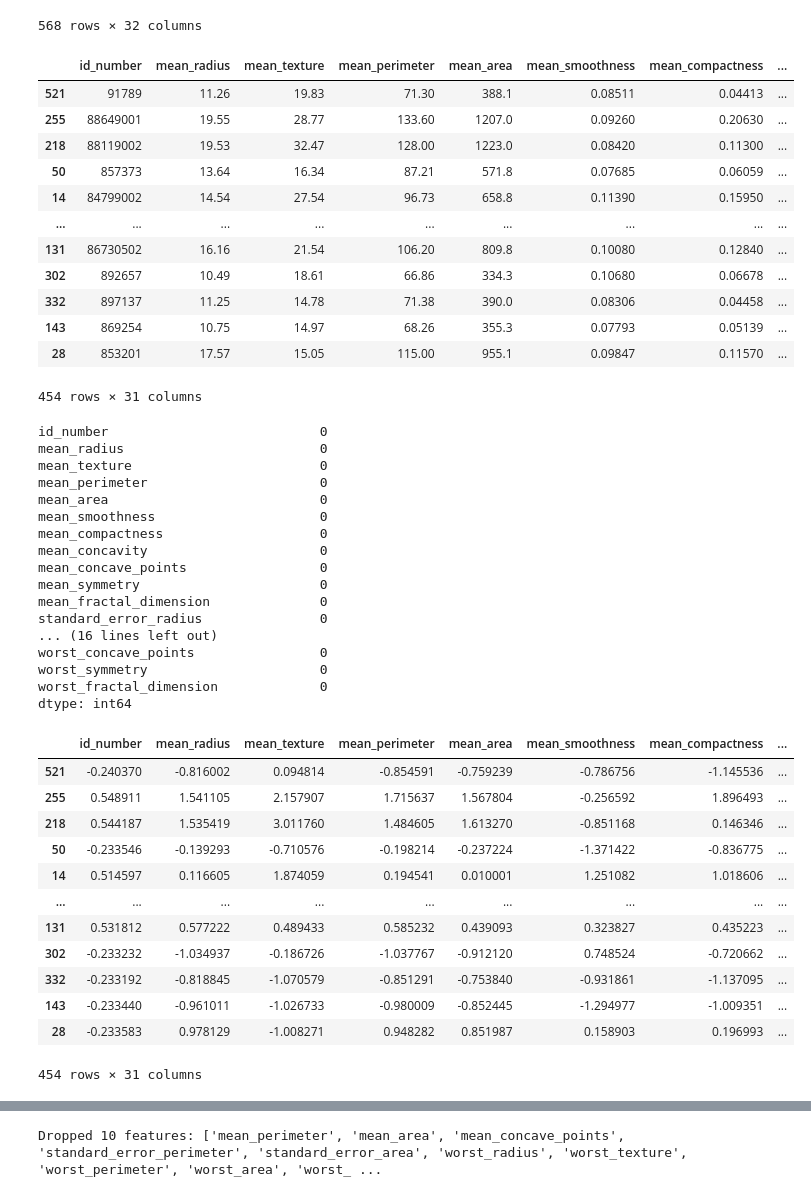
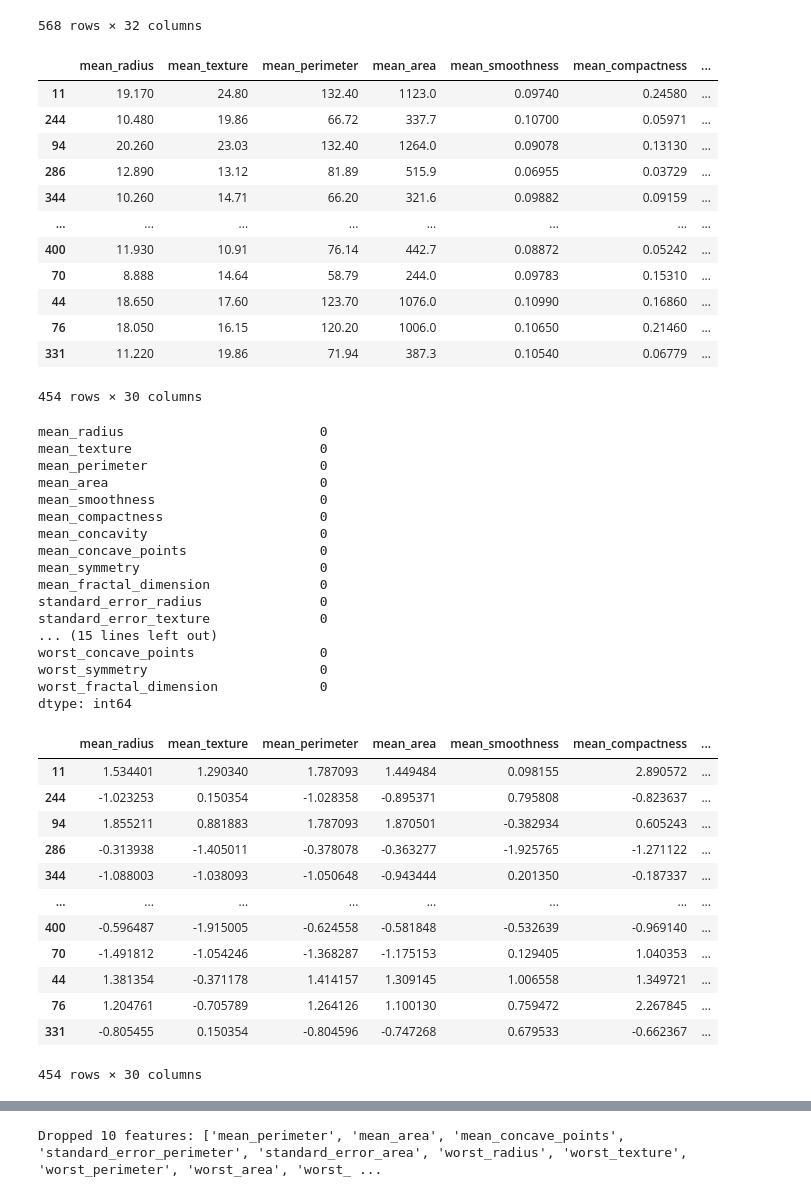
Before and after one commit to jjkim680/Tumor-Classifier, a Jupyter notebook: breastcancer.ipynb, the cells around one changed output, grey strips where cells are left out. Saved outputs shown, nothing was run; the diff lists cells and outputs as text; code cells hidden in the pictures.

```diff
--- a/breastcancer.ipynb
+++ b/breastcancer.ipynb
@@ -107,7 +116,7 @@ df
 568 rows × 32 columns
 # %%
 # train test split
-X = df.drop('diagnosis', axis=1)
+X = df.drop(['id_number', 'diagnosis'], axis=1)
 y = df['diagnosis']
 
 X_train, X_test, y_train, y_test = train_test_split(
@@ -116,24 +125,23 @@ X_train, X_test, y_train, y_test = train_test_split(
 # %%
 X_train
 # %% [output]
-|  | id_number | mean_radius | mean_texture | mean_perimeter | mean_area | mean_smoothness | mean_compactness | ... |
-| 521 | 91789 | 11.26 | 19.83 | 71.30 | 388.1 | 0.08511 | 0.04413 | ... |
-| 255 | 88649001 | 19.55 | 28.77 | 133.60 | 1207.0 | 0.09260 | 0.20630 | ... |
-| 218 | 88119002 | 19.53 | 32.47 | 128.00 | 1223.0 | 0.08420 | 0.11300 | ... |
-| 50 | 857373 | 13.64 | 16.34 | 87.21 | 571.8 | 0.07685 | 0.06059 | ... |
-| 14 | 84799002 | 14.54 | 27.54 | 96.73 | 658.8 | 0.11390 | 0.15950 | ... |
-| ... | ... | ... | ... | ... | ... | ... | ... | ... |
-| 131 | 86730502 | 16.16 | 21.54 | 106.20 | 809.8 | 0.10080 | 0.12840 | ... |
-| 302 | 892657 | 10.49 | 18.61 | 66.86 | 334.3 | 0.10680 | 0.06678 | ... |
-| 332 | 897137 | 11.25 | 14.78 | 71.38 | 390.0 | 0.08306 | 0.04458 | ... |
-| 143 | 869254 | 10.75 | 14.97 | 68.26 | 355.3 | 0.07793 | 0.05139 | ... |
-| 28 | 853201 | 17.57 | 15.05 | 115.00 | 955.1 | 0.09847 | 0.11570 | ... |
+|  | mean_radius | mean_texture | mean_perimeter | mean_area | mean_smoothness | mean_compactness | ... |
+| 11 | 19.170 | 24.80 | 132.40 | 1123.0 | 0.09740 | 0.24580 | ... |
+| 244 | 10.480 | 19.86 | 66.72 | 337.7 | 0.10700 | 0.05971 | ... |
+| 94 | 20.260 | 23.03 | 132.40 | 1264.0 | 0.09078 | 0.13130 | ... |
+| 286 | 12.890 | 13.12 | 81.89 | 515.9 | 0.06955 | 0.03729 | ... |
+| 344 | 10.260 | 14.71 | 66.20 | 321.6 | 0.09882 | 0.09159 | ... |
+| ... | ... | ... | ... | ... | ... | ... | ... |
+| 400 | 11.930 | 10.91 | 76.14 | 442.7 | 0.08872 | 0.05242 | ... |
+| 70 | 8.888 | 14.64 | 58.79 | 244.0 | 0.09783 | 0.15310 | ... |
+| 44 | 18.650 | 17.60 | 123.70 | 1076.0 | 0.10990 | 0.16860 | ... |
+| 76 | 18.050 | 16.15 | 120.20 | 1006.0 | 0.10650 | 0.21460 | ... |
+| 331 | 11.220 | 19.86 | 71.94 | 387.3 | 0.10540 | 0.06779 | ... |
-454 rows × 31 columns
+454 rows × 30 columns
 # %%
 # check for missing values
 X_train.isna().sum()
 # %% [output]
-id_number                           0
 mean_radius                         0
 mean_texture                        0
 mean_perimeter                      0
@@ -145,7 +153,8 @@ mean_concave_points                 0
 mean_symmetry                       0
 mean_fractal_dimension              0
 standard_error_radius               0
-... (16 lines left out)
+standard_error_texture              0
+... (15 lines left out)
 worst_concave_points                0
 worst_symmetry                      0
 worst_fractal_dimension             0
@@ -153,24 +162,24 @@ dtype: int64
 # %%
 # standardize columns of training data
 scaler = StandardScaler().set_output(transform="pandas")
 X_train = scaler.fit_transform(X_train)
 
-X_train.columns = ['id_number'] + other_columns
+X_train.columns = other_columns
 X_train
 # %% [output]
-|  | id_number | mean_radius | mean_texture | mean_perimeter | mean_area | mean_smoothness | mean_compactness | ... |
-| 521 | -0.240370 | -0.816002 | 0.094814 | -0.854591 | -0.759239 | -0.786756 | -1.145536 | ... |
-| 255 | 0.548911 | 1.541105 | 2.157907 | 1.715637 | 1.567804 | -0.256592 | 1.896493 | ... |
-| 218 | 0.544187 | 1.535419 | 3.011760 | 1.484605 | 1.613270 | -0.851168 | 0.146346 | ... |
-| 50 | -0.233546 | -0.139293 | -0.710576 | -0.198214 | -0.237224 | -1.371422 | -0.836775 | ... |
-| 14 | 0.514597 | 0.116605 | 1.874059 | 0.194541 | 0.010001 | 1.251082 | 1.018606 | ... |
-| ... | ... | ... | ... | ... | ... | ... | ... | ... |
-| 131 | 0.531812 | 0.577222 | 0.489433 | 0.585232 | 0.439093 | 0.323827 | 0.435223 | ... |
-| 302 | -0.233232 | -1.034937 | -0.186726 | -1.037767 | -0.912120 | 0.748524 | -0.720662 | ... |
-| 332 | -0.233192 | -0.818845 | -1.070579 | -0.851291 | -0.753840 | -0.931861 | -1.137095 | ... |
-| 143 | -0.233440 | -0.961011 | -1.026733 | -0.980009 | -0.852445 | -1.294977 | -1.009351 | ... |
-| 28 | -0.233583 | 0.978129 | -1.008271 | 0.948282 | 0.851987 | 0.158903 | 0.196993 | ... |
+|  | mean_radius | mean_texture | mean_perimeter | mean_area | mean_smoothness | mean_compactness | ... |
+| 11 | 1.534401 | 1.290340 | 1.787093 | 1.449484 | 0.098155 | 2.890572 | ... |
+| 244 | -1.023253 | 0.150354 | -1.028358 | -0.895371 | 0.795808 | -0.823637 | ... |
+| 94 | 1.855211 | 0.881883 | 1.787093 | 1.870501 | -0.382934 | 0.605243 | ... |
+| 286 | -0.313938 | -1.405011 | -0.378078 | -0.363277 | -1.925765 | -1.271122 | ... |
+| 344 | -1.088003 | -1.038093 | -1.050648 | -0.943444 | 0.201350 | -0.187337 | ... |
+| ... | ... | ... | ... | ... | ... | ... | ... |
+| 400 | -0.596487 | -1.915005 | -0.624558 | -0.581848 | -0.532639 | -0.969140 | ... |
+| 70 | -1.491812 | -1.054246 | -1.368287 | -1.175153 | 0.129405 | 1.040353 | ... |
+| 44 | 1.381354 | -0.371178 | 1.414157 | 1.309145 | 1.006558 | 1.349721 | ... |
+| 76 | 1.204761 | -0.705789 | 1.264126 | 1.100130 | 0.759472 | 2.267845 | ... |
+| 331 | -0.805455 | 0.150354 | -0.804596 | -0.747268 | 0.679533 | -0.662367 | ... |
-454 rows × 31 columns
+454 rows × 30 columns
 # %%
 # plot correlation matrix
 plt.figure(figsize=(12,10))
```
Also changed, not shown: parts of 38 cells of this notebook.
